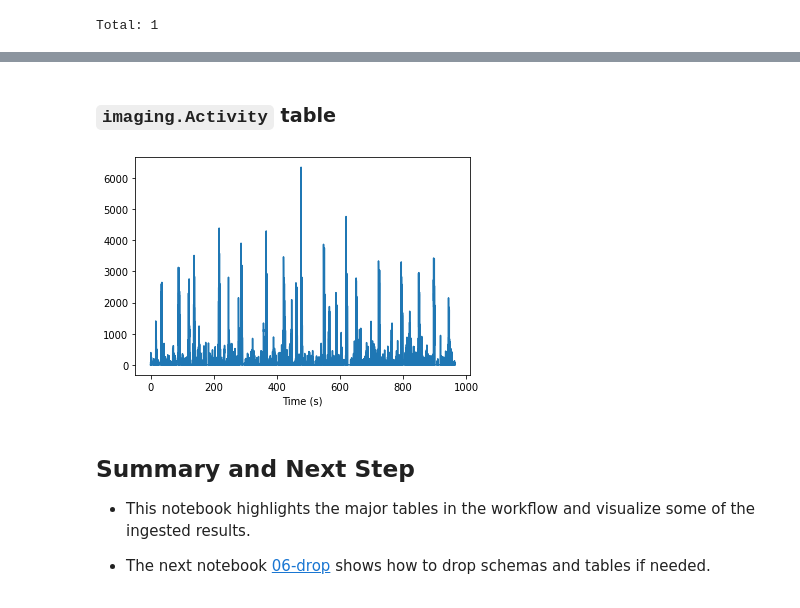
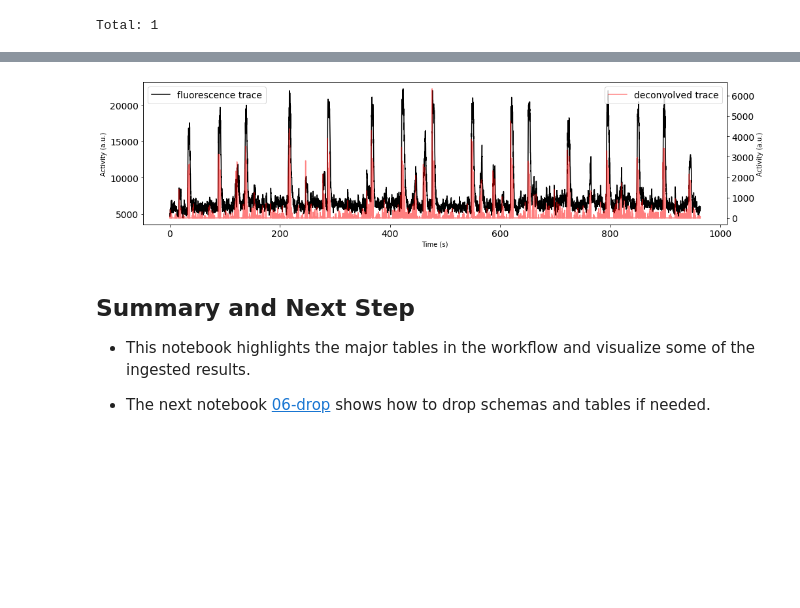
Before and after one commit to datajoint/element-calcium-imaging, a Jupyter notebook: notebooks/05-explore.ipynb, the cells around one changed output, grey strips where cells are left out. Cells and saved outputs as stored; diff of their text form; code cells hidden in the pictures; blank space fills up the shorter version.

```diff
--- a/notebooks/05-explore.ipynb
+++ b/notebooks/05-explore.ipynb
@@ -219,4 +219,8 @@ Total: 1
+# %%
+query_cells = (imaging.Segmentation.Mask * imaging.MaskClassification.MaskType & curation_key & 'mask_center_z=0' & 'mask_npix > 130').proj()
 # %%
-fluorescence_trace, neuropil_fluorescence_trace = (imaging.Fluorescence.Trace & curation_key & 'mask=0').fetch1('fluorescence', 'neuropil_fluorescence')
+fluorescence_traces = (imaging.Fluorescence.Trace & query_cells).fetch('fluorescence', order_by='mask')
+
+activity_traces = (imaging.Activity.Trace & query_cells).fetch('activity_trace', order_by='mask')
 
 sampling_rate = (scan.ScanInfo & curation_key).fetch1('fps') # [Hz]
@@ -236,2 +226,0 @@ plt.xlabel('Time (s)');
-# %% [markdown]
-### `imaging.Activity` table
@@ -240,11 +227,24 @@ activity_trace = (imaging.Activity.Trace & curation_key & 'mask=0').fetch1('acti
-# %%
-plt.plot(np.r_[:activity_trace.size] * 1/sampling_rate,
-         activity_trace,
-         label='Soma');
-
-plt.xlabel('Time (s)');
-# %% [output]
-[figure, removed]
+# %%
+fig, ax = plt.subplots(1, 1, figsize=(16, 4))
+ax2 = ax.twinx()
+
+for f, a in zip(fluorescence_traces, activity_traces):
+    ax.plot(np.r_[:f.size] * 1/sampling_rate, f, 'k', label='fluorescence trace')
+    ax2.plot(np.r_[:a.size] * 1/sampling_rate, a, 'r', alpha=0.5, label='deconvolved trace')
+
+    break
+
+ax.tick_params(labelsize=14)
+ax2.tick_params(labelsize=14)
+
+ax.legend(loc='upper left', prop={'size': 14})
+ax2.legend(loc='upper right', prop={'size': 14})
+
+ax.set_xlabel('Time (s)')
+ax.set_ylabel('Activity (a.u.)')
+ax2.set_ylabel('Activity (a.u.)');
+# %% [output]
+[figure, added]
 # %% [markdown]
 ## Summary and Next Step
 
```
Also changed, not shown: parts of 3 cells of this notebook.
